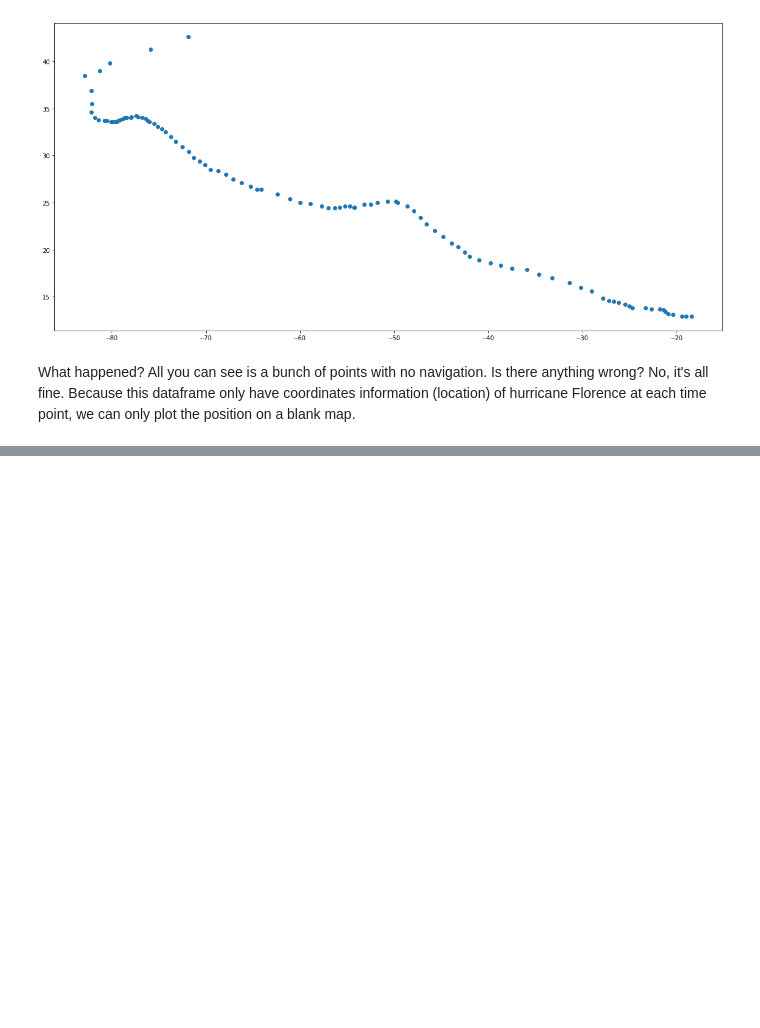
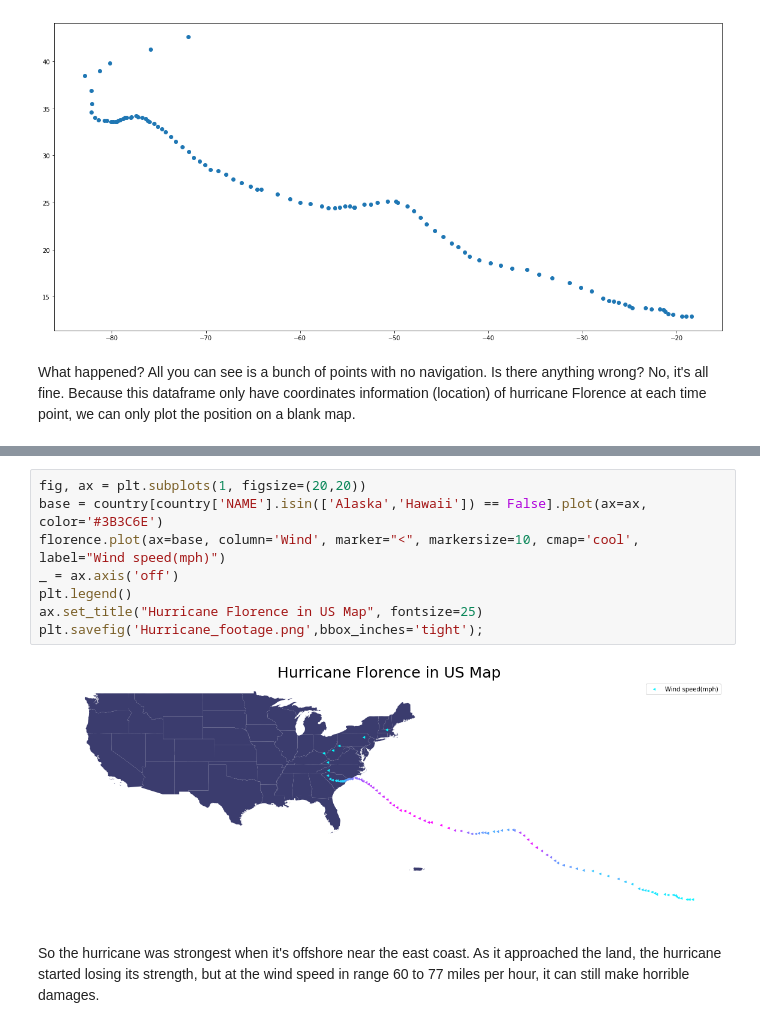
Before and after one commit to leechr/myGeospatial, a Jupyter notebook: US Florida Tronado.ipynb, the cells around one changed output, grey strips where cells are left out. Saved outputs shown, nothing was run; the diff lists cells and outputs as text; blank space fills up the shorter version.

Commit message:
cool map

```diff
--- a/US Florida Tronado.ipynb
+++ b/US Florida Tronado.ipynb
@@ -223,0 +235,12 @@ No, it's all fine. Because this dataframe only have coordinates information (loc
+# %%
+fig, ax = plt.subplots(1, figsize=(20,20))
+base = country[country['NAME'].isin(['Alaska','Hawaii']) == False].plot(ax=ax, color='#3B3C6E')
+florence.plot(ax=base, column='Wind', marker="<", markersize=10, cmap='cool', label="Wind speed(mph)")
+_ = ax.axis('off')
+plt.legend()
+ax.set_title("Hurricane Florence in US Map", fontsize=25)
+plt.savefig('Hurricane_footage.png',bbox_inches='tight');
+# %% [output]
+[figure, added]
+# %% [markdown]
+So the hurricane was strongest when it's offshore near the east coast. As it approached the land, the hurricane started losing its strength, but at the wind speed in range 60 to 77 miles per hour, it can still make horrible damages.
```
Also changed, not shown: parts of 2 cells of this notebook.
